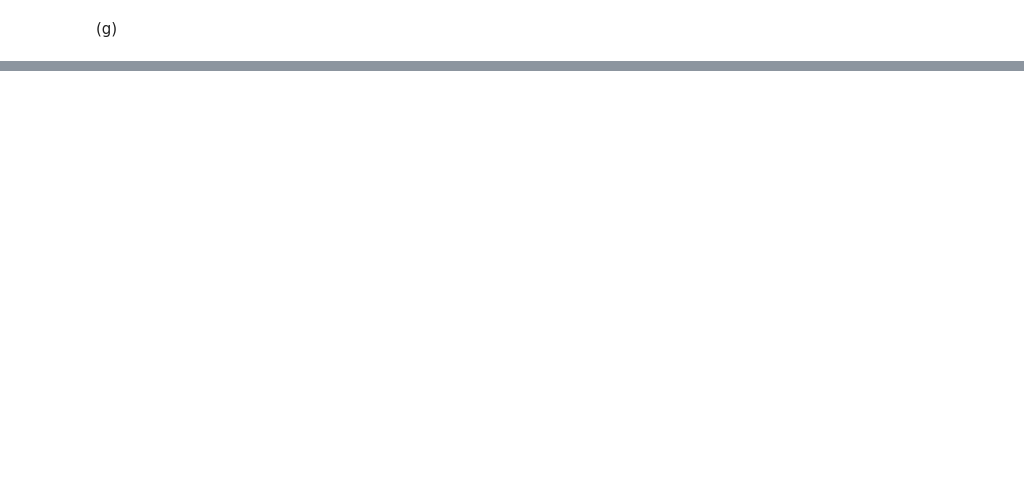
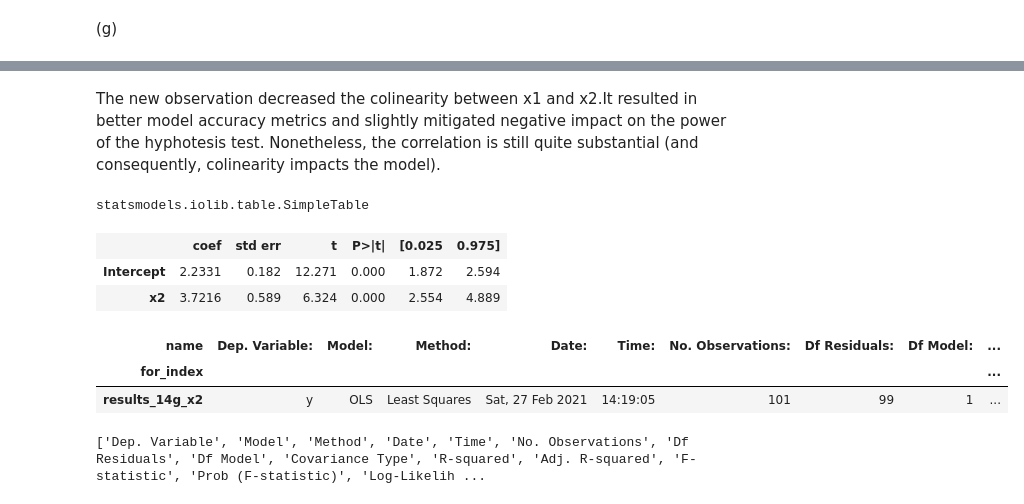
Before and after one commit to pi00trek/stats-ml, a Jupyter notebook: ISLR/3. linear regression - islr.ipynb, the cells around one changed output, grey strips where cells are left out. Drawn from its saved outputs; the diff is of its cells as text; code cells hidden in the pictures; blank space fills up the shorter version.

Commit message:
further progress and started working on a convenient way of comparing different models

```diff
--- a/ISLR/3. linear regression - islr.ipynb
+++ b/ISLR/3. linear regression - islr.ipynb
@@ -1248,0 +1348,5 @@ no, because of strong colinearity (corr(x1,x2)= 0.83905962). It decreases model
+# %%
+model_14g_x2 = sm.OLS.from_formula('y ~ x2', data=ex14g_df)
+results_14g_x2 = model_14g_x2.fit()
+
+results_14g_x2.summary()
@@ -1248,0 +1373,39 @@ no, because of strong colinearity (corr(x1,x2)= 0.83905962). It decreases model
+# %% [markdown]
+The new observation decreased the colinearity between x1 and x2.It resulted in better model accuracy metrics and slightly mitigated negative impact on the power of the hyphotesis test. Nonetheless, the correlation is still quite substantial (and consequently, colinearity impacts the model).
+# %%
+type(results_14g_x2.summary().tables[0])
+# %% [output]
+statsmodels.iolib.table.SimpleTable
+# %%
+results_14g_x2.summary().tables[1]
+# %% [output]
+|  | coef | std err | t | P>|t| | [0.025 | 0.975] |
+| Intercept | 2.2331 | 0.182 | 12.271 | 0.000 | 1.872 | 2.594 |
+| x2 | 3.7216 | 0.589 | 6.324 | 0.000 | 2.554 | 4.889 |
+# %%
+temp = pd.read_html(results_14g_x2.summary().as_html())[0]
+# 1-coefficients, 2-remaining summary part
+
+new_col_names = ['name', 'value']
+
+
+new_df = pd.DataFrame(columns=new_col_names)
+
+
+temp1 = temp.iloc[:, 0:2]
+temp1.columns = new_col_names
+
+temp2 = temp.iloc[:, 2:4].dropna()
+temp2.columns = new_col_names
+
+new_df = pd.concat([new_df,temp1, temp2], ignore_index=True)
+new_df['for_index'] = 'results_14g_x2'
+new_df_ordered_cols = new_df['name'].values
+
+res = new_df.pivot(index='for_index', columns='name', values='value')
+res = res[new_df_ordered_cols]
+res
+# %% [output]
+| name | Dep. Variable: | Model: | Method: | Date: | Time: | No. Observations: | Df Residuals: | Df Model: | ... |
+| for_index |  |  |  |  |  |  |  |  | ... |
+| results_14g_x2 | y | OLS | Least Squares | Sat, 27 Feb 2021 | 14:19:05 | 101 | 99 | 1 | ... |
@@ -1248,0 +1415,4 @@ no, because of strong colinearity (corr(x1,x2)= 0.83905962). It decreases model
+# %%
+print([i.strip(':') for i in res.columns.to_list()])
+# %% [output]
+['Dep. Variable', 'Model', 'Method', 'Date', 'Time', 'No. Observations', 'Df Residuals', 'Df Model', 'Covariance Type', 'R-squared', 'Adj. R-squared', 'F-statistic', 'Prob (F-statistic)', 'Log-Likelih ...
```
Also changed, not shown: parts of 26 cells of this notebook, 1 other file.
